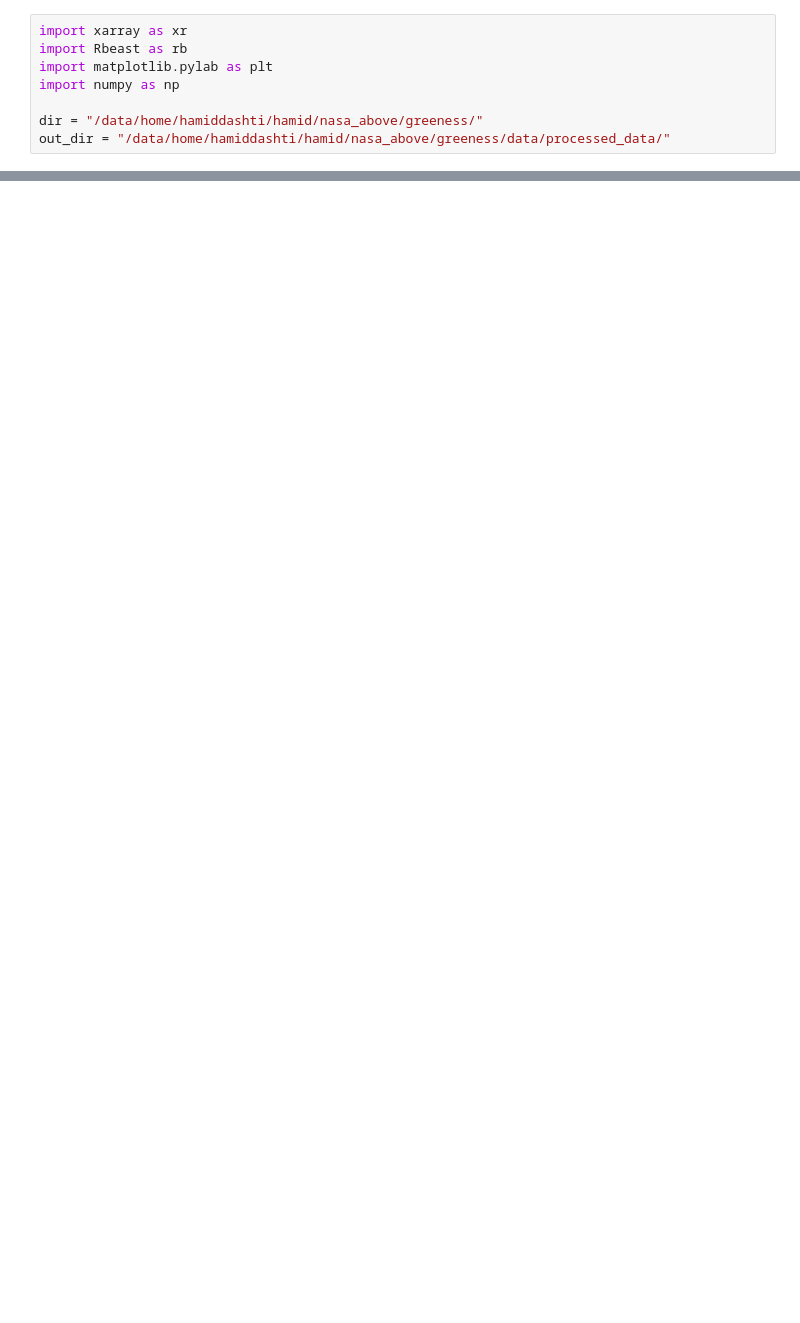
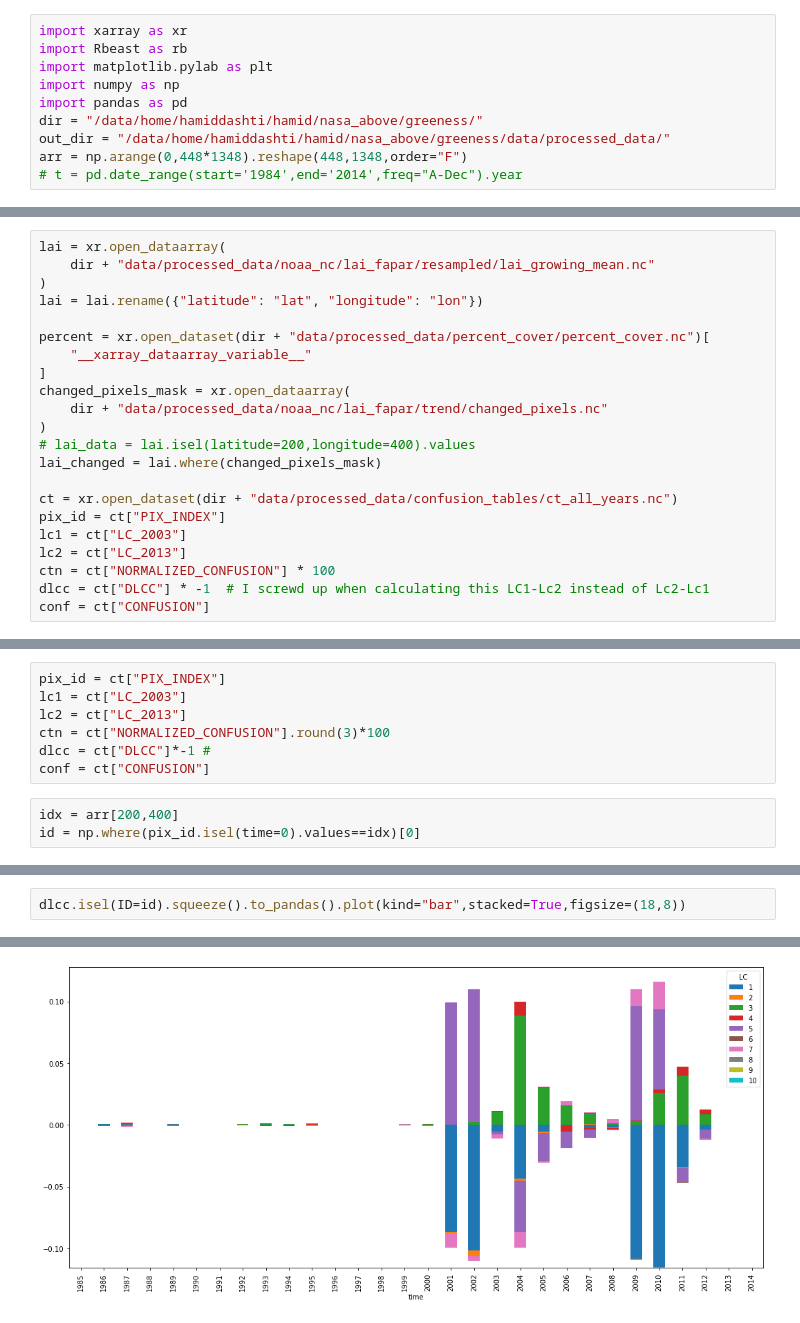
Before and after one commit to hamiddashti/greeness, a Jupyter notebook: codes/src/Rbeast_analyses_v1.ipynb, the cells around one changed output, grey strips where cells are left out. Saved outputs shown, nothing was run; the diff lists cells and outputs as text; blank space fills up the shorter version.

```diff
--- a/codes/src/Rbeast_analyses_v1.ipynb
+++ b/codes/src/Rbeast_analyses_v1.ipynb
@@ -3,6 +3,8 @@ import xarray as xr
 import Rbeast as rb
 import matplotlib.pylab as plt
 import numpy as np
-
+import pandas as pd
 dir = "/data/home/hamiddashti/hamid/nasa_above/greeness/"
 out_dir = "/data/home/hamiddashti/hamid/nasa_above/greeness/data/processed_data/"
+arr = np.arange(0,448*1348).reshape(448,1348,order="F")
+# t = pd.date_range(start='1984',end='2014',freq="A-Dec").year
@@ -51,0 +11,22 @@ rb.plot(out)
+# %%
+lai = xr.open_dataarray(
+    dir + "data/processed_data/noaa_nc/lai_fapar/resampled/lai_growing_mean.nc"
+)
+lai = lai.rename({"latitude": "lat", "longitude": "lon"})
+
+percent = xr.open_dataset(dir + "data/processed_data/percent_cover/percent_cover.nc")[
+    "__xarray_dataarray_variable__"
+]
+changed_pixels_mask = xr.open_dataarray(
+    dir + "data/processed_data/noaa_nc/lai_fapar/trend/changed_pixels.nc"
+)
+# lai_data = lai.isel(latitude=200,longitude=400).values
+lai_changed = lai.where(changed_pixels_mask)
+
+ct = xr.open_dataset(dir + "data/processed_data/confusion_tables/ct_all_years.nc")
+pix_id = ct["PIX_INDEX"]
+lc1 = ct["LC_2003"]
+lc2 = ct["LC_2013"]
+ctn = ct["NORMALIZED_CONFUSION"] * 100
+dlcc = ct["DLCC"] * -1  # I screwd up when calculating this LC1-Lc2 instead of Lc2-Lc1
+conf = ct["CONFUSION"]
@@ -51,0 +279,10 @@ rb.plot(out)
+# %%
+pix_id = ct["PIX_INDEX"]
+lc1 = ct["LC_2003"]
+lc2 = ct["LC_2013"]
+ctn = ct["NORMALIZED_CONFUSION"].round(3)*100
+dlcc = ct["DLCC"]*-1 #
+conf = ct["CONFUSION"]
+# %%
+idx = arr[200,400]
+id = np.where(pix_id.isel(time=0).values==idx)[0]
@@ -51,0 +291,3 @@ rb.plot(out)
+# %%
+dlcc.isel(ID=id).squeeze().to_pandas().plot(kind="bar",stacked=True,figsize=(18,8))
+# %% [output]
@@ -51,0 +295 @@ rb.plot(out)
+[figure, added]
```
Also changed, not shown: parts of 31 cells of this notebook, 9 other files.
